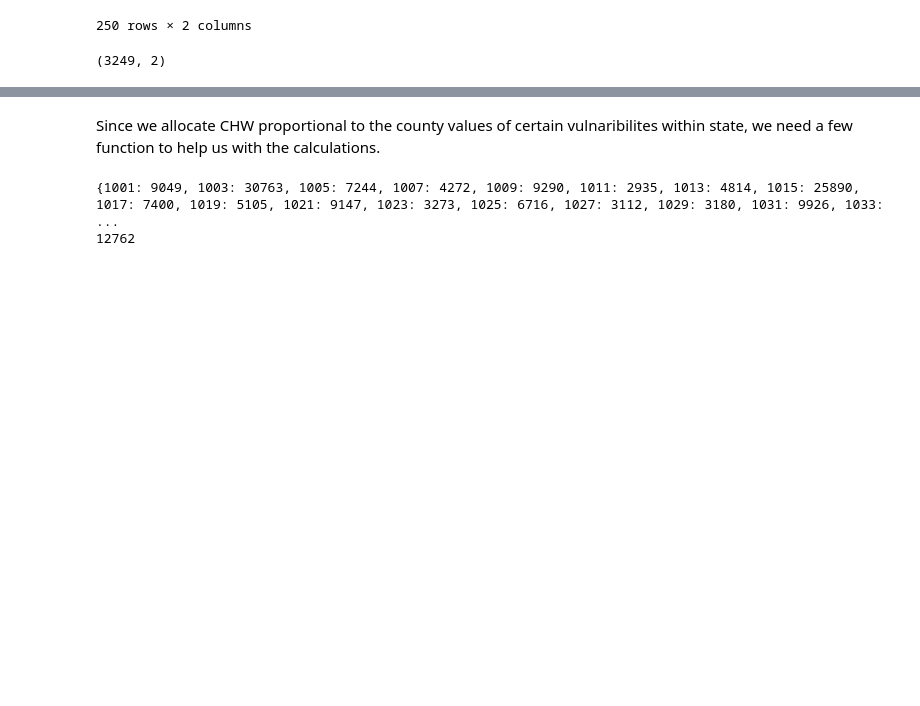
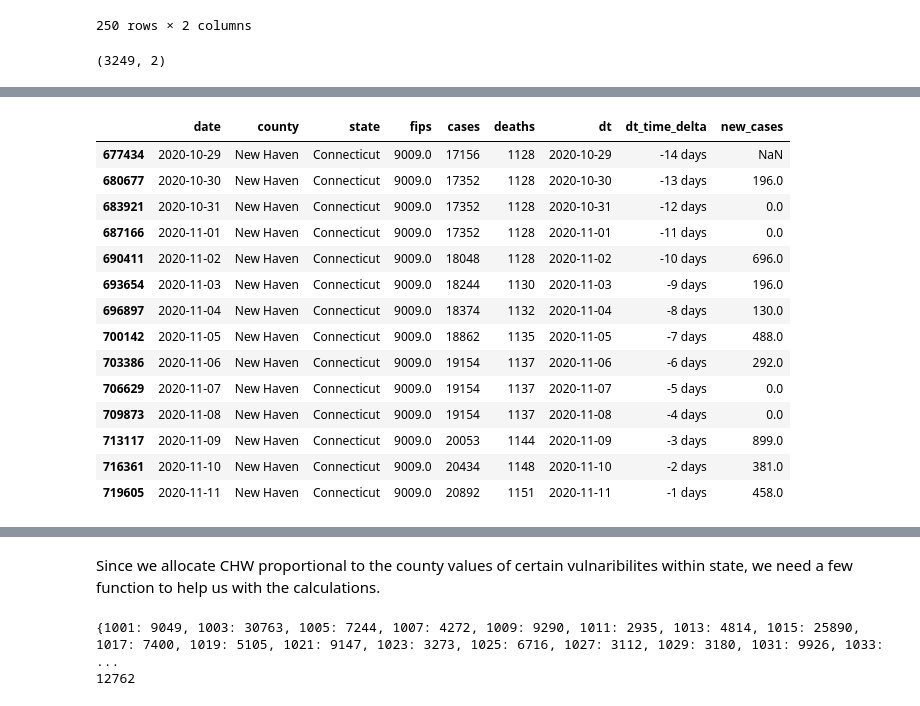
Before and after one commit to CenterForSpatialResearch/newpoliticsofcare_analysis, a Jupyter notebook: Community_Health_Workers_Proportional_Allocation.ipynb, the cells around one changed output, grey strips where cells are left out. Saved outputs shown, nothing was run; the diff lists cells and outputs as text; code cells hidden in the pictures; blank space fills up the shorter version.

Commit message:
State_Med_updated

```diff
--- a/Community_Health_Workers_Proportional_Allocation.ipynb
+++ b/Community_Health_Workers_Proportional_Allocation.ipynb
@@ -652,6 +656,24 @@ covid_last15['new_cases'] = covid_last15.groupby('fips')['cases'].transform(lamb
 
 covid_last15.loc[covid_last15.new_cases < 1e-6, 'new_cases'] = 0
 covid_last15.sort_index(inplace = True)
+# %%
+covid_last15[covid_last15.county == 'New Haven'].head(50)
+# %% [output]
+|  | date | county | state | fips | cases | deaths | dt | dt_time_delta | new_cases |
+| 677434 | 2020-10-29 | New Haven | Connecticut | 9009.0 | 17156 | 1128 | 2020-10-29 | -14 days | NaN |
+| 680677 | 2020-10-30 | New Haven | Connecticut | 9009.0 | 17352 | 1128 | 2020-10-30 | -13 days | 196.0 |
+| 683921 | 2020-10-31 | New Haven | Connecticut | 9009.0 | 17352 | 1128 | 2020-10-31 | -12 days | 0.0 |
+| 687166 | 2020-11-01 | New Haven | Connecticut | 9009.0 | 17352 | 1128 | 2020-11-01 | -11 days | 0.0 |
+| 690411 | 2020-11-02 | New Haven | Connecticut | 9009.0 | 18048 | 1128 | 2020-11-02 | -10 days | 696.0 |
+| 693654 | 2020-11-03 | New Haven | Connecticut | 9009.0 | 18244 | 1130 | 2020-11-03 | -9 days | 196.0 |
+| 696897 | 2020-11-04 | New Haven | Connecticut | 9009.0 | 18374 | 1132 | 2020-11-04 | -8 days | 130.0 |
+| 700142 | 2020-11-05 | New Haven | Connecticut | 9009.0 | 18862 | 1135 | 2020-11-05 | -7 days | 488.0 |
+| 703386 | 2020-11-06 | New Haven | Connecticut | 9009.0 | 19154 | 1137 | 2020-11-06 | -6 days | 292.0 |
+| 706629 | 2020-11-07 | New Haven | Connecticut | 9009.0 | 19154 | 1137 | 2020-11-07 | -5 days | 0.0 |
+| 709873 | 2020-11-08 | New Haven | Connecticut | 9009.0 | 19154 | 1137 | 2020-11-08 | -4 days | 0.0 |
+| 713117 | 2020-11-09 | New Haven | Connecticut | 9009.0 | 20053 | 1144 | 2020-11-09 | -3 days | 899.0 |
+| 716361 | 2020-11-10 | New Haven | Connecticut | 9009.0 | 20434 | 1148 | 2020-11-10 | -2 days | 381.0 |
+| 719605 | 2020-11-11 | New Haven | Connecticut | 9009.0 | 20892 | 1151 | 2020-11-11 | -1 days | 458.0 |
 # %%
 ## select just last 14 days now that we have daily new cases with 15th day as baseline
 covid_last14 = covid_last15[(covid_last15['dt'] > date_N_days_ago) & (covid_last15['dt'] <= data_date_dt)].copy()
```
Also changed, not shown: parts of 26 cells of this notebook, 4 other files.
